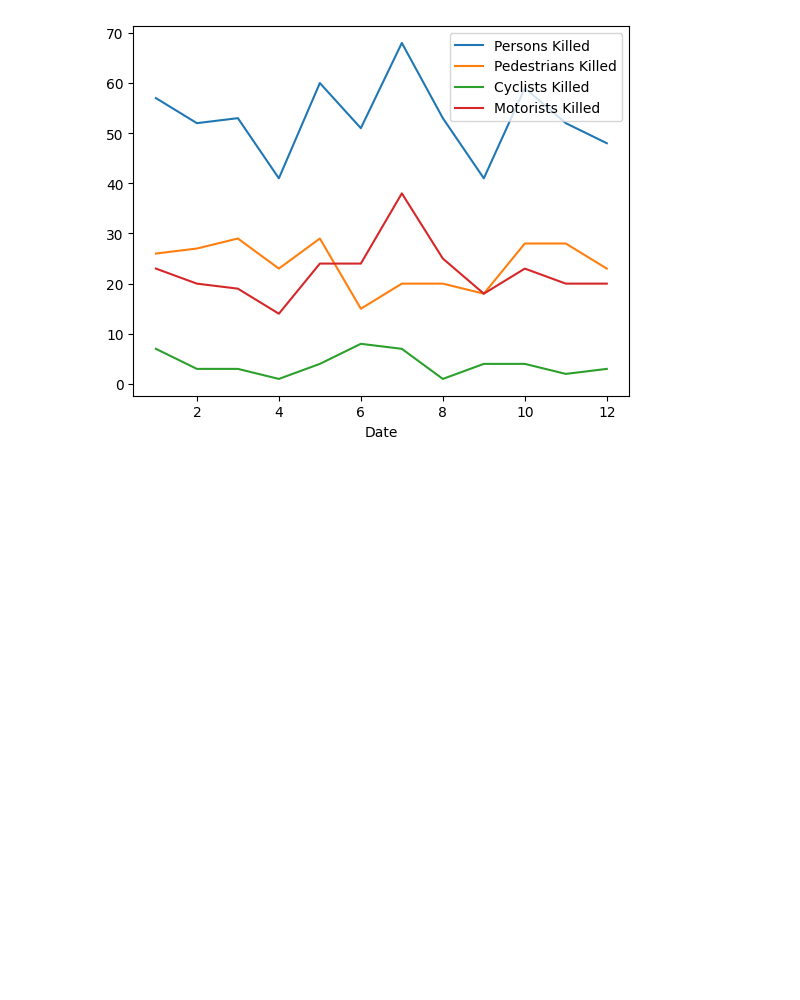
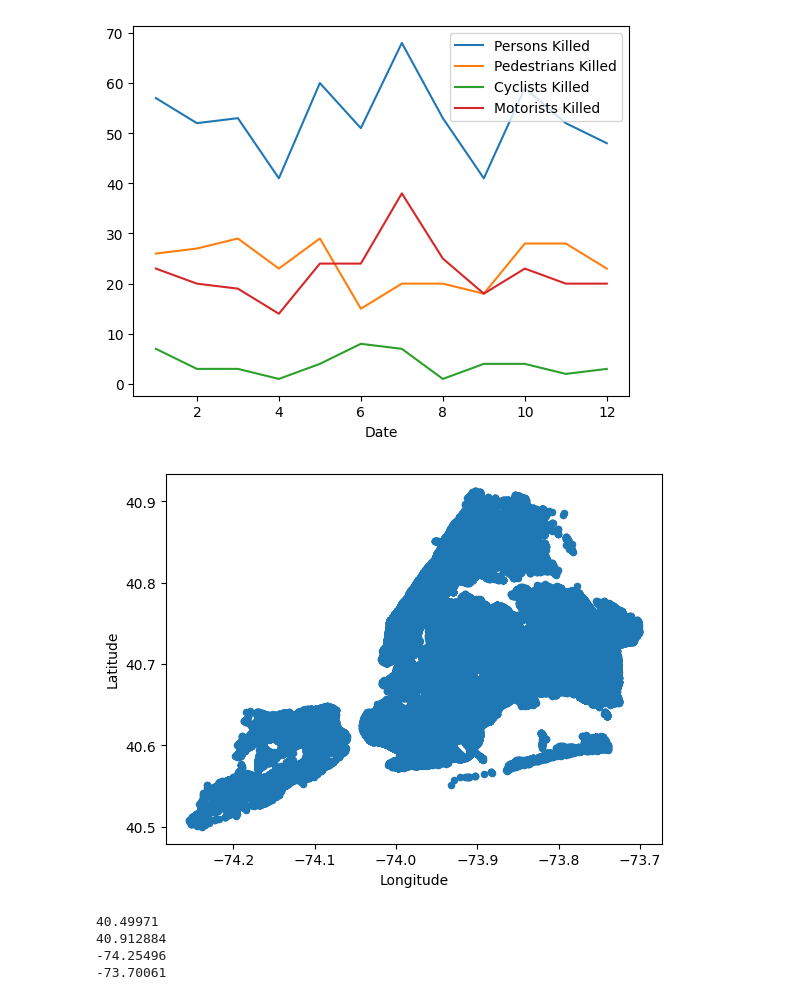
Before and after one commit to marcinozog/analiza_danych, a Jupyter notebook: NYC_Collisions.ipynb, the cells around one changed output. Cells and saved outputs as stored; diff of their text form; code cells hidden in the pictures; blank space fills up the shorter version.

```diff
--- a/NYC_Collisions.ipynb
+++ b/NYC_Collisions.ipynb
@@ -87,3 +87,19 @@ motorists_killed.plot(x='Date', y='Motorists Killed', legend=True)
 plt.show()
 # %% [output]
 [figure]
+# %%
+lat_long_killed = df[["Latitude", "Longitude"]]
+lat_long_killed.plot.scatter(y='Latitude', x='Longitude', legend=True)
+plt.show()
+# %% [output]
+[figure, added]
+# %%
+print(lat_long_killed["Latitude"].min())
+print(lat_long_killed["Latitude"].max())
+print(lat_long_killed["Longitude"].min())
+print(lat_long_killed["Longitude"].max())
+# %% [output]
+40.49971
+40.912884
+-74.25496
+-73.70061
```
Also changed, not shown: parts of 2 cells of this notebook, 1 other file.
